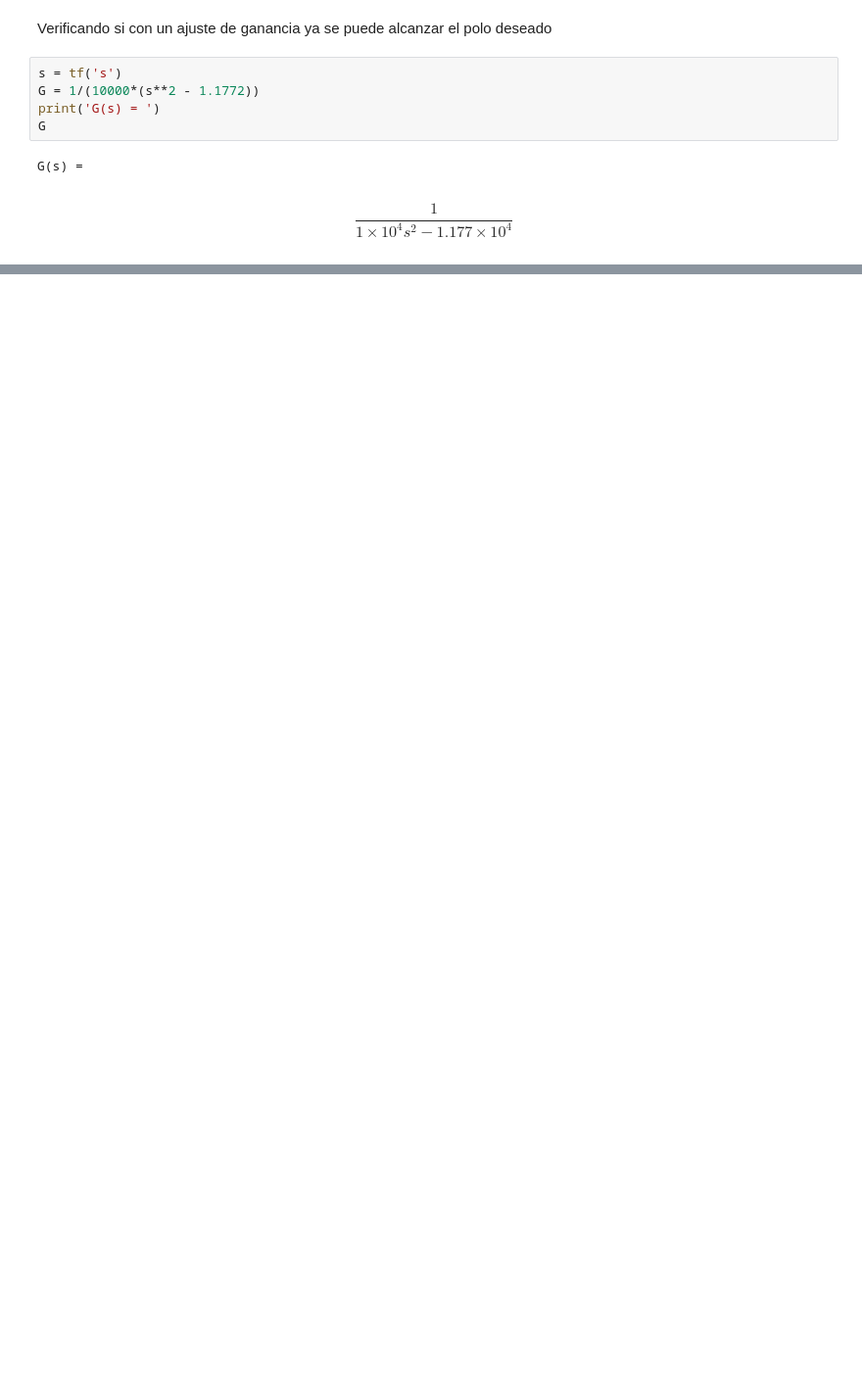
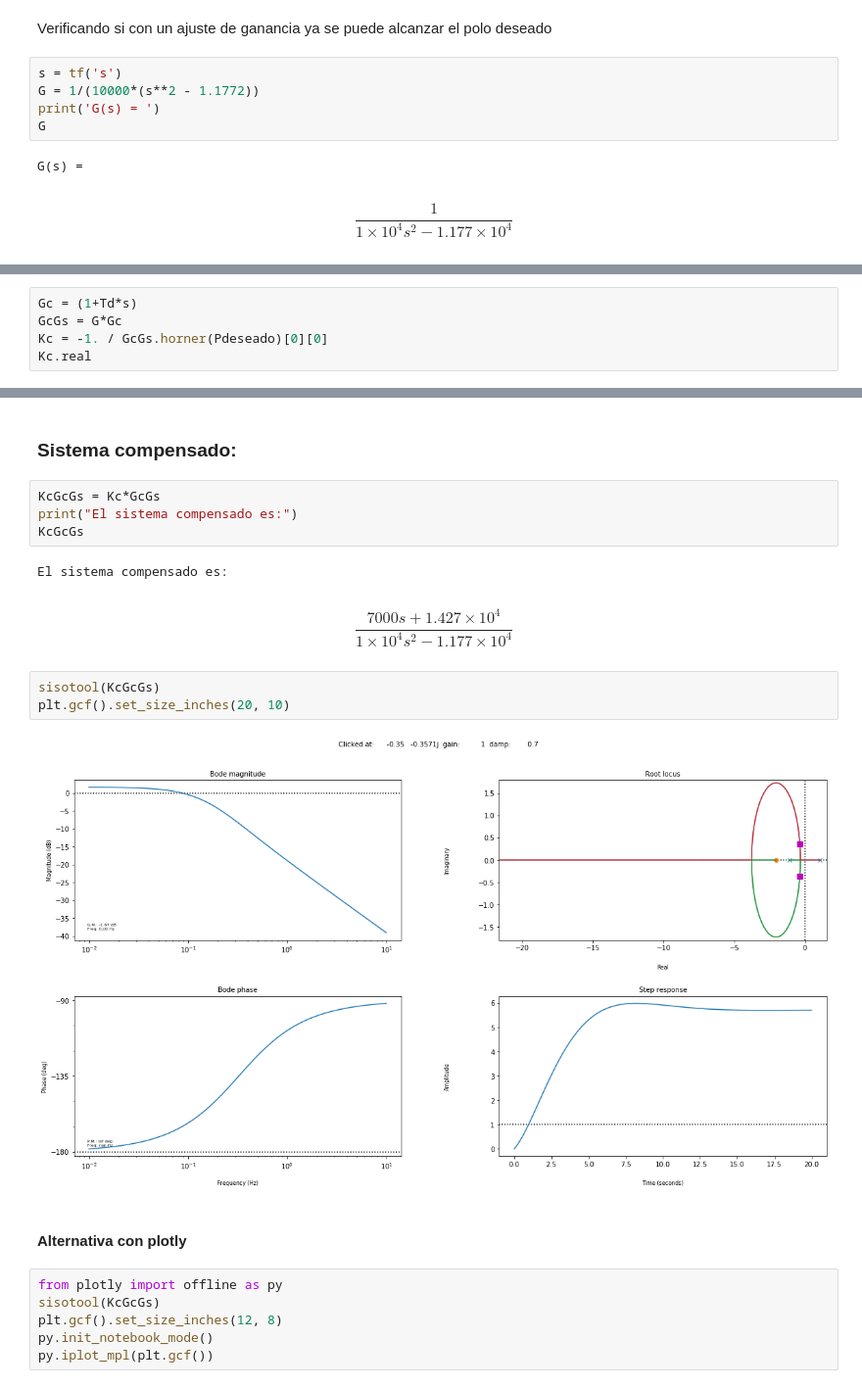
Before and after one commit to alecaceres/SCA, a Jupyter notebook: PID/Ej_A-6-14.ipynb, the cells around one changed output, grey strips where cells are left out. Shown at 98% size. Drawn from its saved outputs; the diff is of its cells as text; blank space fills up the shorter version.

```diff
--- a/PID/Ej_A-6-14.ipynb
+++ b/PID/Ej_A-6-14.ipynb
@@ -63,0 +103,5 @@ rlist, klist = rlocus(G, grid = True)
+# %%
+Gc = (1+Td*s)
+GcGs = G*Gc
+Kc = -1. / GcGs.horner(Pdeseado)[0][0]
+Kc.real
@@ -63,0 +119,22 @@ rlist, klist = rlocus(G, grid = True)
+# %% [markdown]
+### Sistema compensado:
+# %%
+KcGcGs = Kc*GcGs
+print("El sistema compensado es:")
+KcGcGs
+# %% [output]
+El sistema compensado es:
+$$\frac{7000 s + 1.427 \times 10^{4}}{1 \times 10^{4} s^2 - 1.177 \times 10^{4}}$$
+# %%
+sisotool(KcGcGs)
+plt.gcf().set_size_inches(20, 10)
+# %% [output]
+[figure, added]
+# %% [markdown]
+#### Alternativa con plotly
+# %%
+from plotly import offline as py
+sisotool(KcGcGs)
+plt.gcf().set_size_inches(12, 8)
+py.init_notebook_mode()
+py.iplot_mpl(plt.gcf())
```
Also changed, not shown: parts of 26 cells of this notebook.
